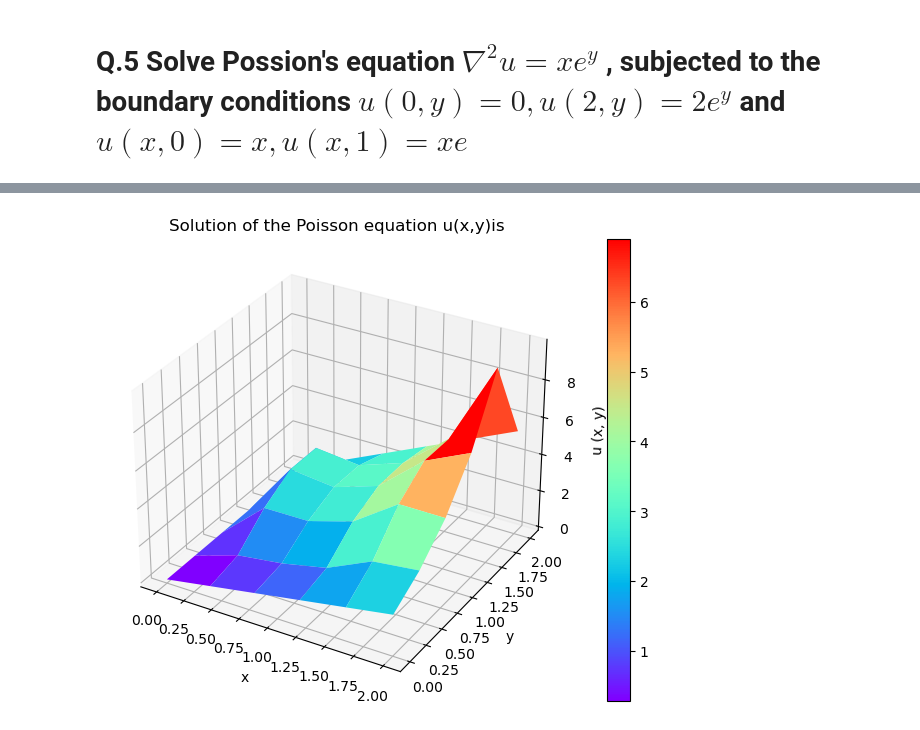
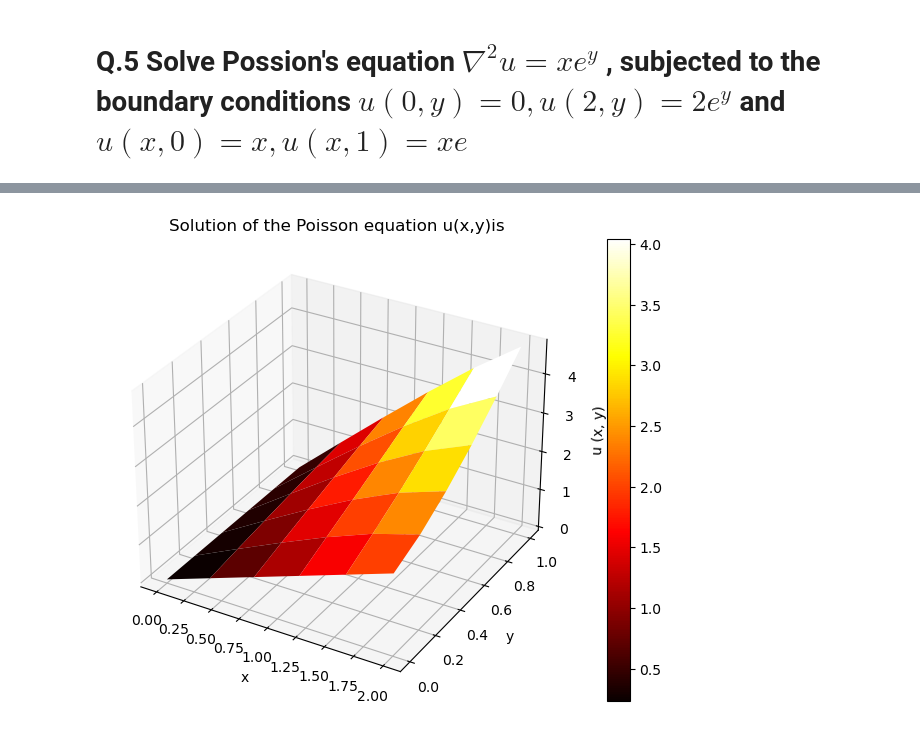
Before and after one commit to jabed-umar/adv-comp-phys, a Jupyter notebook: assign1.ipynb, the cells around one changed output, grey strips where cells are left out. Saved outputs shown, nothing was run; the diff lists cells and outputs as text; code cells hidden in the pictures.

```diff
--- a/assign1.ipynb
+++ b/assign1.ipynb
@@ -252,10 +236,0 @@ x,y,z = K._solve_poisson_laplace()
-# %%
-table4 = pt.PrettyTable()
-print("The solution of the Poisson equation is:")
-table4.field_names = ["y"] + [f"{x[i]:.2f}" for i in range(len(x))]
-for i in range(len(y)):
-    row = [f"{y[i]:.2f}"]
-    for j in range(len(x)):
-        row.append(f"{z[i,j]:.6f}")
-    table4.add_row(row)
-print(table4)
@@ -273,0 +237,21 @@ The solution of the Poisson equation is:
+# %%
+# Define the function for the poisson equation
+N = 6
+# h = 1 / (N - 1)
+x = np.linspace(0, 2, N)
+y = np.linspace(0, 1, N)
+
+# preparing u with boundary conditions
+u = np.zeros((N, N))
+
+for i in range(N):
+    u[0, i] = 0  # Upper Boundary
+    u[2, i] = 2 * np.exp(y[i])
+    u[i, 0] = x[i]  # Left Boundary
+    u[i, 1] = x[i] * np.e
+# %%
+def  fun(x, y):
+    return -x * np.exp(y)
+# %%
+sol = de.poission_eqn(u, fun, 2,1)
+print("The solution of the poisson equation is:\n", sol)
@@ -274,14 +293,14 @@ The solution of the Poisson equation is:
 # %%
 # plotting the solution
 fig = plt.figure(figsize=(10, 6))
 ax = fig.add_subplot(111, projection='3d')
 X, Y = np.meshgrid(x, y)
-surf = ax.plot_surface(X, Y, z, cmap='rainbow', edgecolor='none')
+surf = ax.plot_surface(X, Y, sol, cmap='hot', edgecolor='none')
 ax.set_xlabel('x')
 ax.set_ylabel('y')
 ax.set_zlabel('u (x, y)')
 ax.set_title("Solution of the Poisson equation u(x,y)is")
 fig.colorbar(surf)
 plt.show()
 # %% [output]
-[figure, old version]
+[figure, new version]
```
Also changed, not shown: parts of 7 cells of this notebook, 4 other files.
